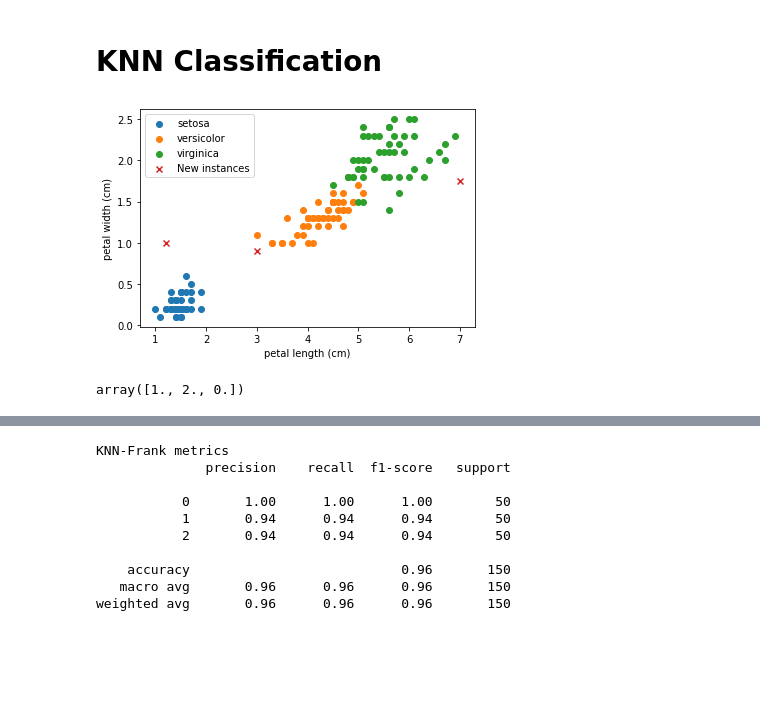
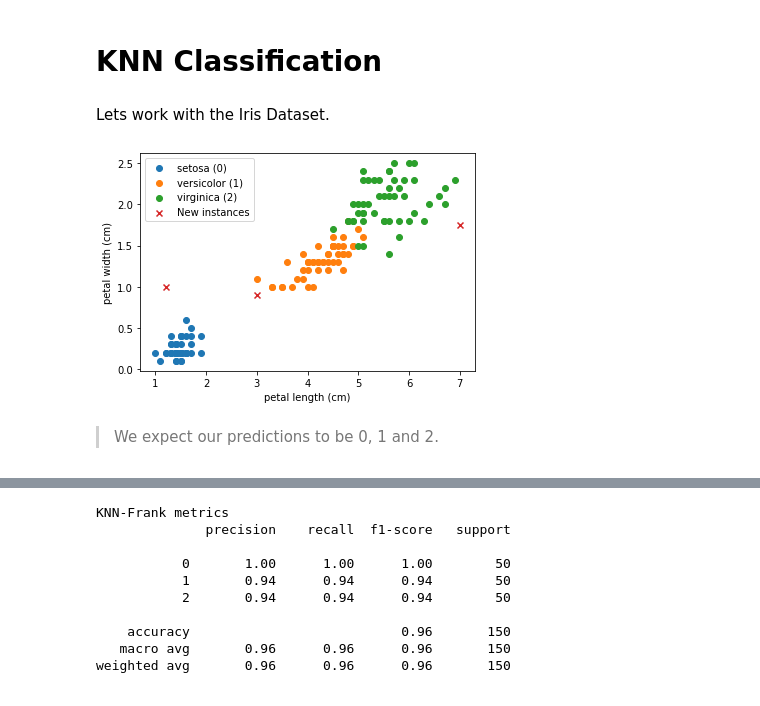
Before and after one commit to franklinzppa/ml-models, a Jupyter notebook: knn.ipynb, the cells around one changed output, grey strips where cells are left out. Drawn from its saved outputs; the diff is of its cells as text; code cells hidden in the pictures; blank space fills up the shorter version.

```diff
--- a/knn.ipynb
+++ b/knn.ipynb
@@ -112,6 +77,8 @@ class FranKNNRegressor():
         return y_pred
 # %% [markdown]
 # KNN Classification
+# %% [markdown]
+Lets work with the Iris Dataset.
 # %%
 # Loading the Iris dataset
 
@@ -124,20 +91,19 @@ features_names = iris.feature_names
 # %%
 # Suppose we are out in the wild and find three new specimens
 
-X_new = np.array([[3.0, 0.90],
-                  [7.0, 1.75],
-                  [1.2, 1.00]
-                 ])
+X_new = np.array([[1.2, 1.00],
+                  [3.0, 0.90],
+                  [7.0, 1.75]])
 # %%
 # Plotting
 
-plt.scatter(X[y == 0][:,0], X[y == 0][:,1], label=target_names[0])
-plt.scatter(X[y == 1][:,0], X[y == 1][:,1], label=target_names[1])
-plt.scatter(X[y == 2][:,0], X[y == 2][:,1], label=target_names[2])
+plt.scatter(X[y == 0][:,0], X[y == 0][:,1], label=target_names[0]+' (0)')
+plt.scatter(X[y == 1][:,0], X[y == 1][:,1], label=target_names[1]+' (1)')
+plt.scatter(X[y == 2][:,0], X[y == 2][:,1], label=target_names[2]+' (2)')
 plt.scatter(X_new[:, 0], X_new[:, 1], marker='x', label='New instances')
 plt.xlabel(features_names[2])
 plt.ylabel(features_names[3])
 plt.legend()
 plt.show()
 # %% [output]
-[figure, old version]
+[figure, new version]
@@ -146,7 +110,3 @@ plt.show()
-# %%
-# As expected ...
-
-knn_frank(X_new, X, y, algorithm='clf', k=5)
-# %% [output]
-array([1., 2., 0.])
+# %% [markdown]
+> We expect our predictions to be 0, 1 and 2.
 # %%
```
Also changed, not shown: parts of 34 cells of this notebook, 1 other file.
